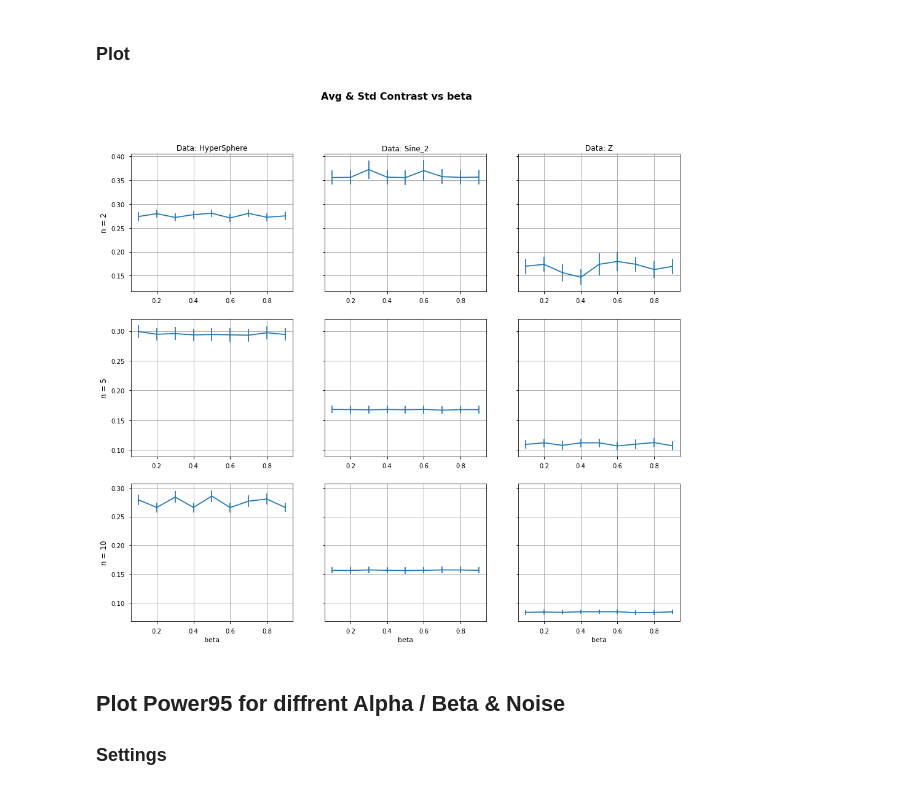
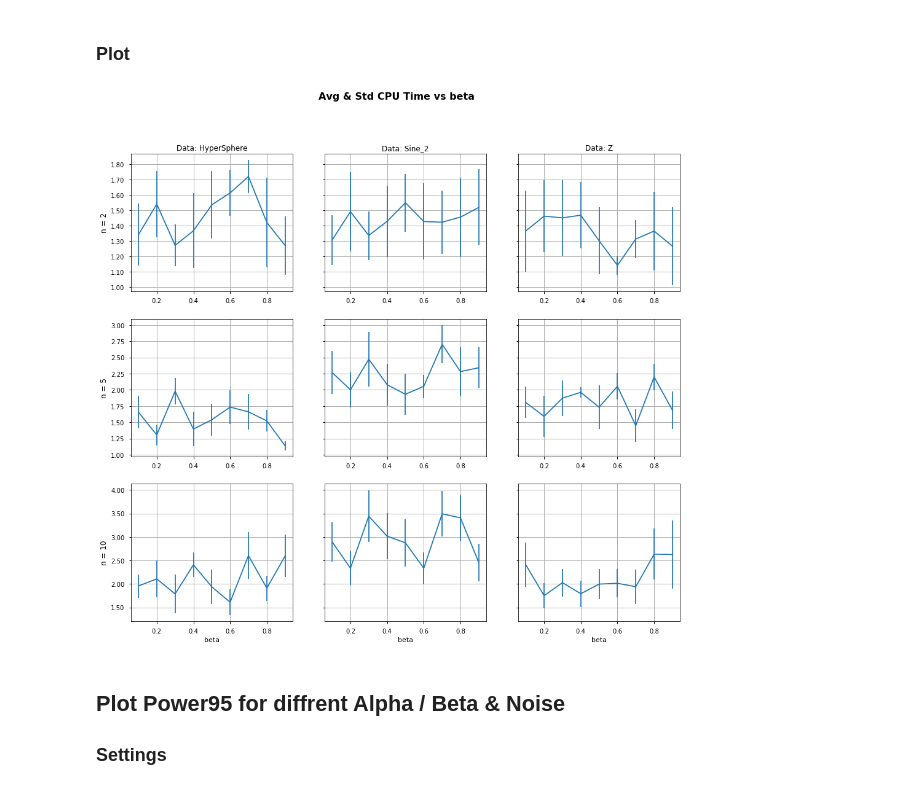
Before and after one commit to edouardfouche/MCDE, a Jupyter notebook: visualize/PowerAlphaBeta.ipynb, the cells around one changed output. Cells and saved outputs as stored; diff of their text form; code cells hidden in the pictures.

Commit message:
plot aktulisierung

```diff
--- a/visualize/PowerAlphaBeta.ipynb
+++ b/visualize/PowerAlphaBeta.ipynb
@@ -82,8 +82,8 @@ save_plot = False
 ###############
 
 ### Only one must not be commented out
-what = ["avgContrast", "stdContrast"]
-# what = ["avgCPUtime", "stdCPUtime"]
+# what = ["avgContrast", "stdContrast"]
+what = ["avgCPUtime", "stdCPUtime"]
 
 if what[0] == "avgContrast":
     string_title = "Contrast"
@@ -150,35 +150,35 @@ subset = data[(data["category"] == selectedCategories[2]) & (data["nDim"] == sel
 axes[1, 2].errorbar(x = subset[varPara], y = subset[what[0]], yerr = subset[what[1]])
 axes[1, 2].grid(True)
 axes[1, 2].yaxis.set_major_formatter(FormatStrFormatter('%.2f'))
 
 # 3 Row
 subset = data[(data["category"] == selectedCategories[0]) & (data["nDim"] == selectedDims[2]) & (data["testId"] == selectedTest) & (data["noise"] == selectedNoise)]
 axes[2, 0].errorbar(x = subset[varPara], y = subset[what[0]], yerr = subset[what[1]])
 axes[2, 0].set_ylabel("n = " + str(selectedDims[2]), size = "large")
 axes[2, 0].set_xlabel(str(varPara))
 axes[2, 0].grid(True)
 axes[2, 0].yaxis.set_major_formatter(FormatStrFormatter('%.2f'))
 
 subset = data[(data["category"] == selectedCategories[1]) & (data["nDim"] == selectedDims[2]) & (data["testId"] == selectedTest) & (data["noise"] == selectedNoise)]
 axes[2, 1].errorbar(x = subset[varPara], y = subset[what[0]], yerr = subset[what[1]])
 axes[2, 1].set_xlabel(str(varPara))
 axes[2, 1].grid(True)
 axes[1, 1].yaxis.set_major_formatter(FormatStrFormatter('%.2f'))
 
 subset = data[(data["category"] == selectedCategories[2]) & (data["nDim"] == selectedDims[2]) & (data["testId"] == selectedTest) & (data["noise"] == selectedNoise)]
 axes[2, 2].errorbar(x = subset[varPara], y = subset[what[0]], yerr = subset[what[1]])
 axes[2, 2].set_xlabel(str(varPara))
 axes[2, 2].grid(True)
 axes[2, 2].yaxis.set_major_formatter(FormatStrFormatter('%.2f'))
 
 # Saving
 if save_plot:
-    savestring = ("Contrast " + varPara + "_Test " + selectedTest + "_" + selectedCategories[0] + " " + selectedCategories[1] + " "
+    savestring = (what[0][3:] + " " + varPara + "_Test " + selectedTest + "_" + selectedCategories[0] + " " + selectedCategories[1] + " "
               + selectedCategories[2] + "_Noise " + str(selectedNoise)) + "_dims " + str(selectedDims) + "_Scaling " + str(scale_axes)
     savepath = "plots/AlphaBeta/"
     fig.savefig(savepath + savestring + ".pdf", bbox_inches='tight')
 # %% [output]
-[figure, old version]
+[figure, new version]
 # %% [markdown]
 ## Plot Power95 for diffrent Alpha / Beta & Noise
 ### Settings
```
Also changed, not shown: 45 other files.
